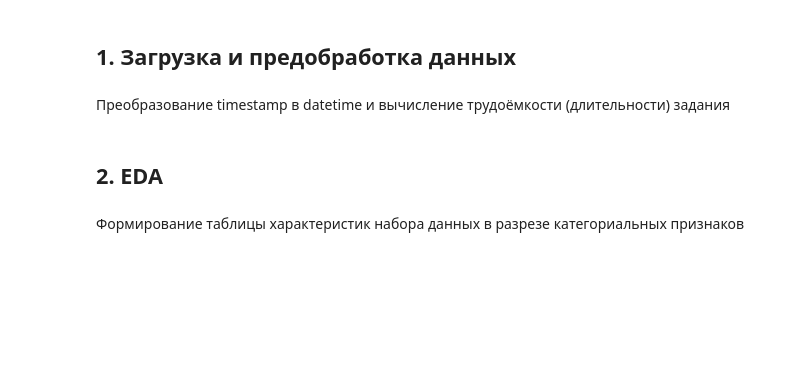
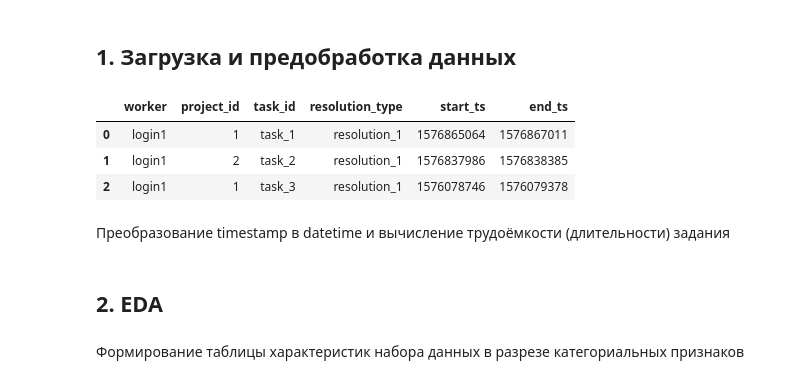
Before and after one commit to aebold/test_task, a Jupyter notebook: task-a-time.ipynb, the cells around one changed output. Cells and saved outputs as stored; diff of their text form; code cells hidden in the pictures; blank space fills up the shorter version.

```diff
--- a/task-a-time.ipynb
+++ b/task-a-time.ipynb
@@ -6,8 +6,13 @@ import pandas as pd
 import matplotlib.pyplot as plt
 from scipy import stats as st
 # %%
-tt = pd.read_csv('../input/task-time/task_about_time.tsv', sep='\t')
+tt = pd.read_csv('/home/bold/task_about_time.tsv', sep='\t')
 tt.head(3)
+# %% [output]
+|  | worker | project_id | task_id | resolution_type | start_ts | end_ts |
+| 0 | login1 | 1 | task_1 | resolution_1 | 1576865064 | 1576867011 |
+| 1 | login1 | 2 | task_2 | resolution_1 | 1576837986 | 1576838385 |
+| 2 | login1 | 1 | task_3 | resolution_1 | 1576078746 | 1576079378 |
 # %% [markdown]
 Преобразование timestamp в datetime и вычисление трудоёмкости (длительности) задания
 # %%
```
Also changed, not shown: parts of 6 cells of this notebook.
